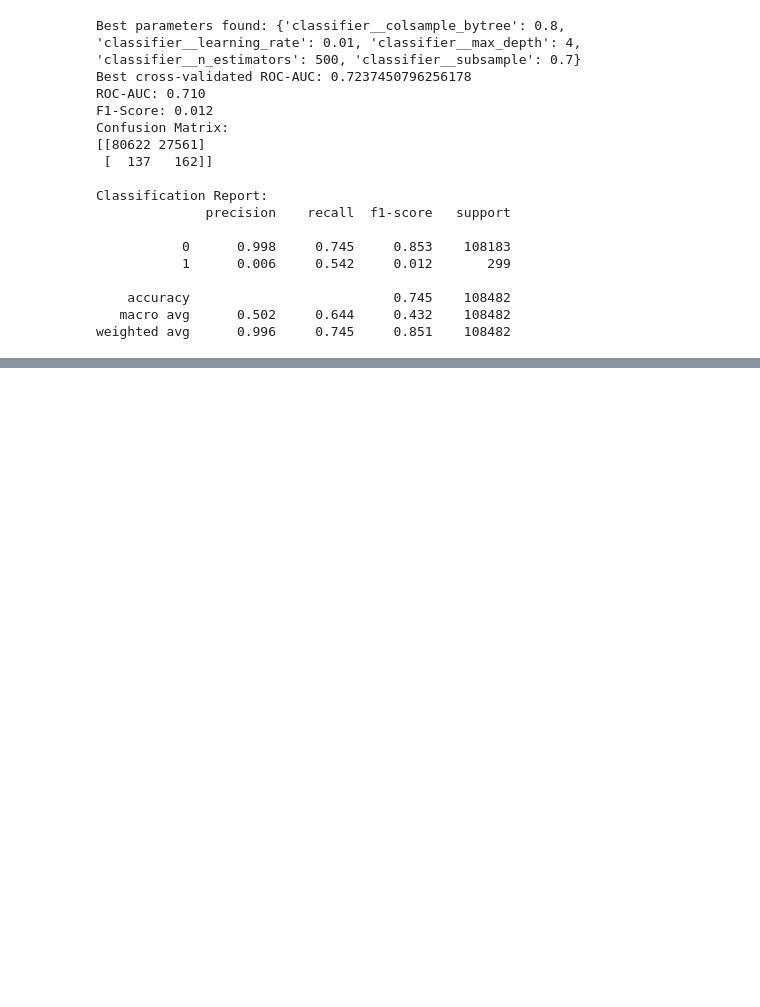
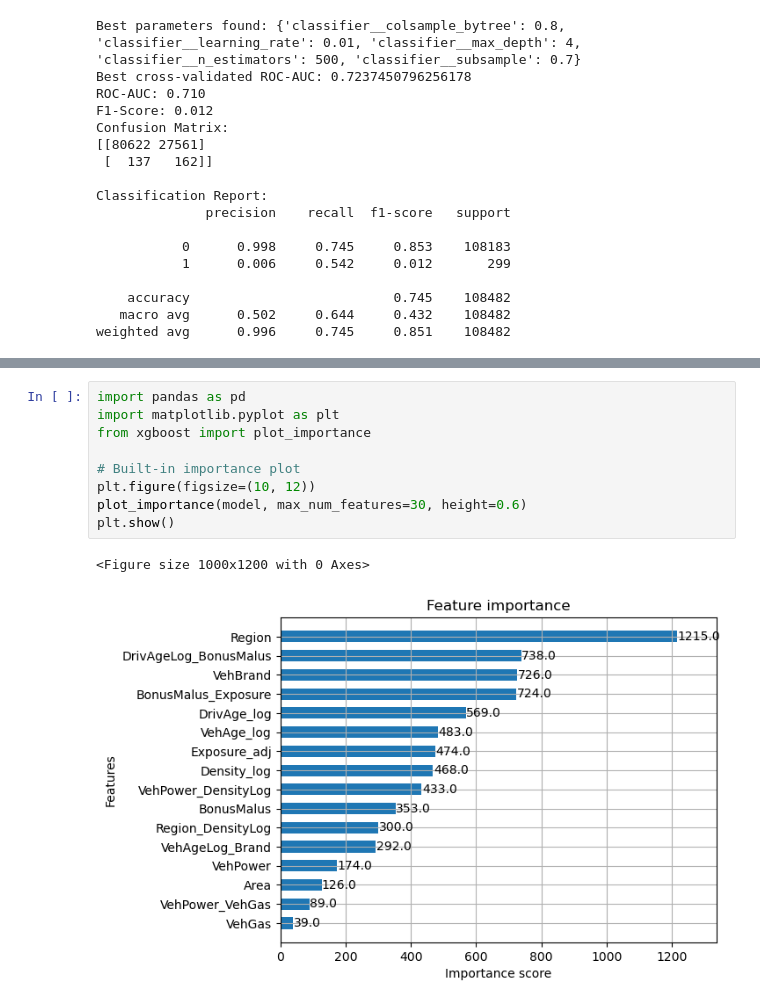
Before and after one commit to HKrtsn/ML-Project, a Jupyter notebook: gradient_boost.ipynb, the cells around one changed output, grey strips where cells are left out. Drawn from its saved outputs; the diff is of its cells as text; blank space fills up the shorter version.

```diff
--- a/gradient_boost.ipynb
+++ b/gradient_boost.ipynb
@@ -230,0 +502,12 @@ Create a new cell with using the optimal parameters of the gradient boost, so gr
+# %%
+import pandas as pd
+import matplotlib.pyplot as plt
+from xgboost import plot_importance
+
+# Built-in importance plot
+plt.figure(figsize=(10, 12))
+plot_importance(model, max_num_features=30, height=0.6)
+plt.show()
+# %% [output]
+<Figure size 1000x1200 with 0 Axes>
+[figure, added]
```
Also changed, not shown: parts of 9 cells of this notebook.
